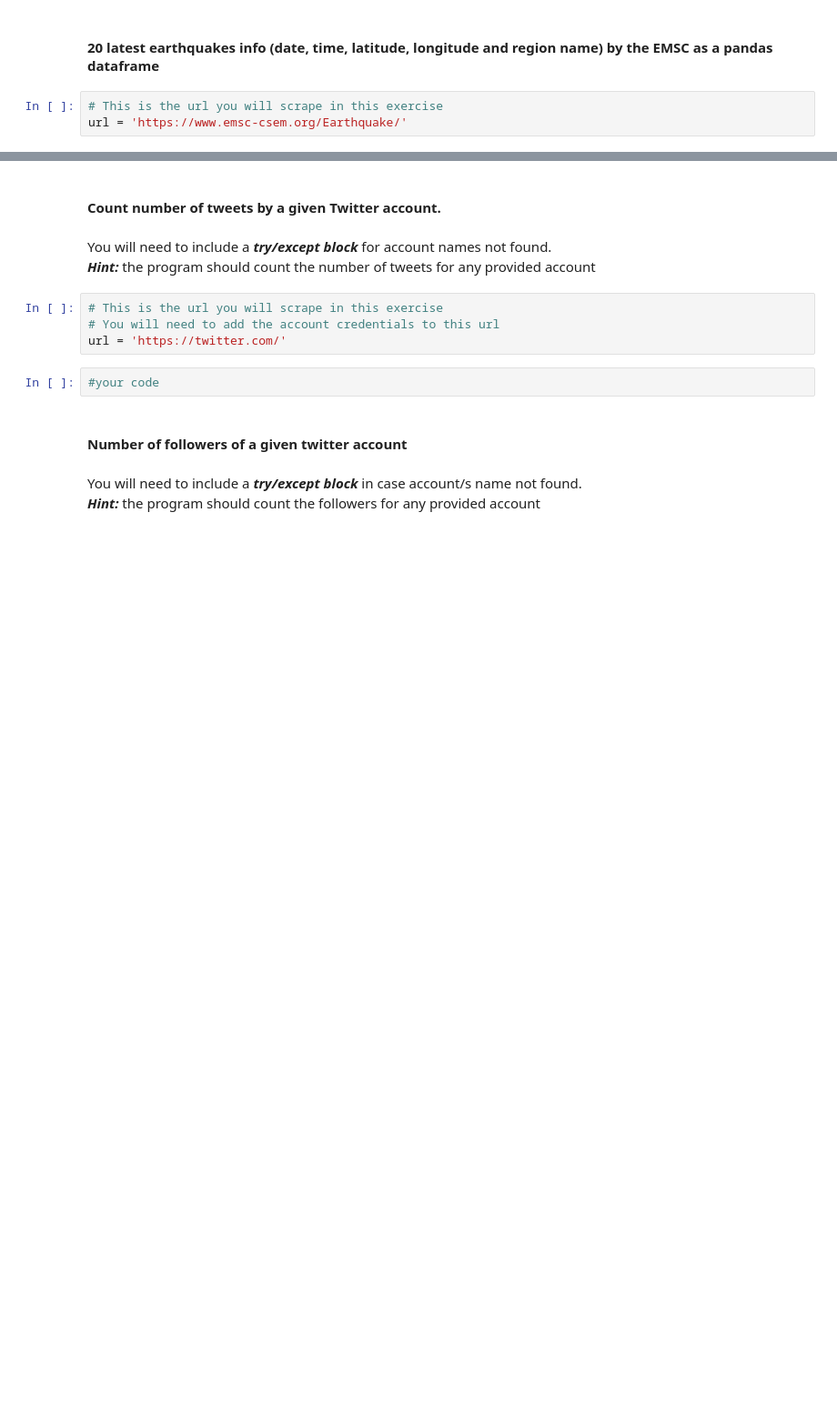
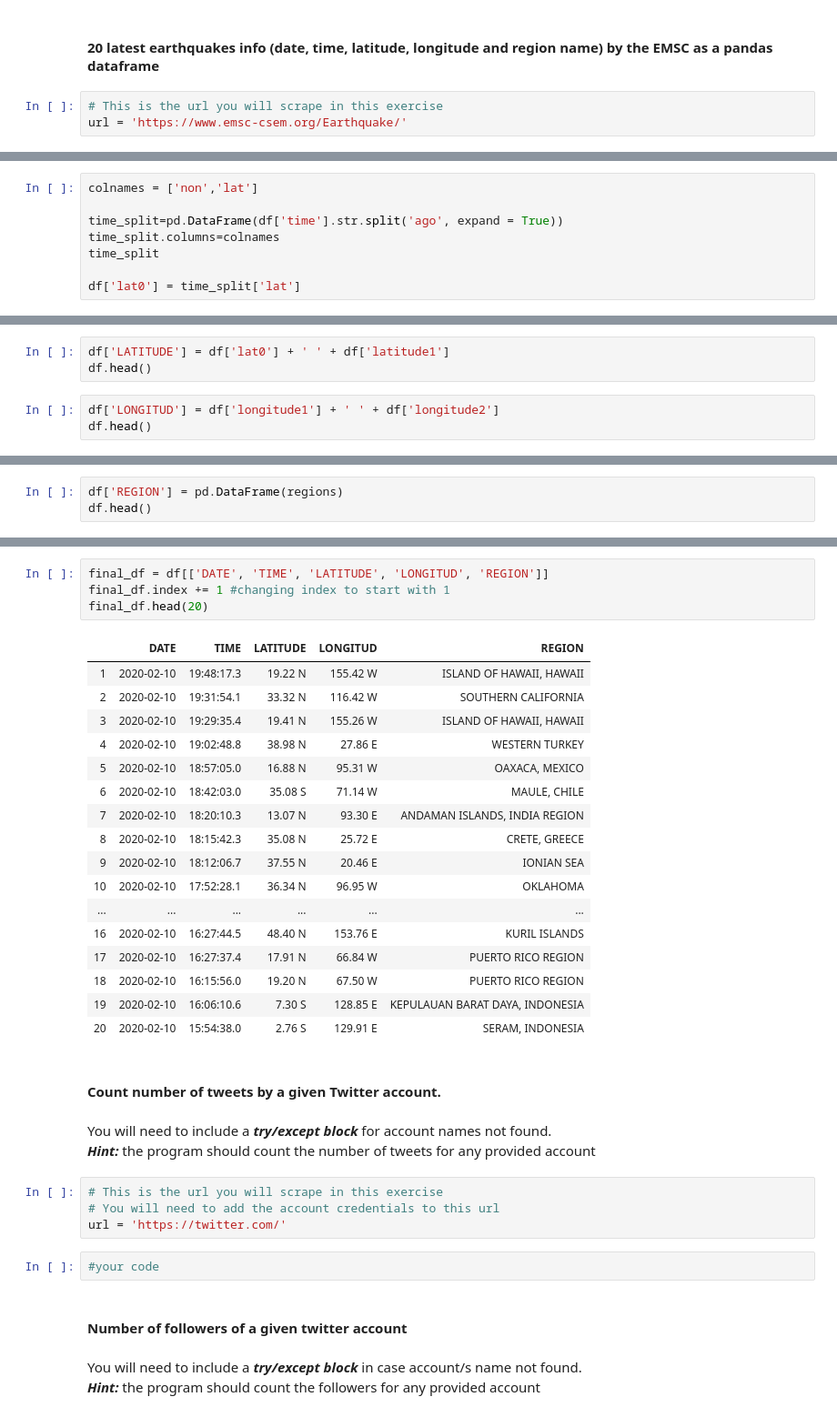
Before and after one commit to ta-datapt-bcn/lab-web-scraping, a Jupyter notebook: your-code/main.ipynb, the cells around one changed output, grey strips where cells are left out. Shown at 91% size. Cells and saved outputs as stored; diff of their text form; blank space fills up the shorter version.

```diff
--- a/your-code/main.ipynb
+++ b/your-code/main.ipynb
@@ -417,0 +595,8 @@ url = 'https://www.emsc-csem.org/Earthquake/'
+# %%
+colnames = ['non','lat']
+
+time_split=pd.DataFrame(df['time'].str.split('ago', expand = True))
+time_split.columns=colnames
+time_split
+
+df['lat0'] = time_split['lat']
@@ -417,0 +623,6 @@ url = 'https://www.emsc-csem.org/Earthquake/'
+# %%
+df['LATITUDE'] = df['lat0'] + ' ' + df['latitude1']
+df.head()
+# %%
+df['LONGITUD'] = df['longitude1'] + ' ' + df['longitude2']
+df.head()
@@ -417,0 +636,3 @@ url = 'https://www.emsc-csem.org/Earthquake/'
+# %%
+df['REGION'] = pd.DataFrame(regions)
+df.head()
@@ -418,3 +646,25 @@ url = 'https://www.emsc-csem.org/Earthquake/'
+# %%
+final_df = df[['DATE', 'TIME', 'LATITUDE', 'LONGITUD', 'REGION']]
+final_df.index += 1 #changing index to start with 1
+final_df.head(20)
+# %% [output]
+|  | DATE | TIME | LATITUDE | LONGITUD | REGION |
+| 1 | 2020-02-10 | 19:48:17.3 | 19.22 N | 155.42 W | ISLAND OF HAWAII, HAWAII |
+| 2 | 2020-02-10 | 19:31:54.1 | 33.32 N | 116.42 W | SOUTHERN CALIFORNIA |
+| 3 | 2020-02-10 | 19:29:35.4 | 19.41 N | 155.26 W | ISLAND OF HAWAII, HAWAII |
+| 4 | 2020-02-10 | 19:02:48.8 | 38.98 N | 27.86 E | WESTERN TURKEY |
+| 5 | 2020-02-10 | 18:57:05.0 | 16.88 N | 95.31 W | OAXACA, MEXICO |
+| 6 | 2020-02-10 | 18:42:03.0 | 35.08 S | 71.14 W | MAULE, CHILE |
+| 7 | 2020-02-10 | 18:20:10.3 | 13.07 N | 93.30 E | ANDAMAN ISLANDS, INDIA REGION |
+| 8 | 2020-02-10 | 18:15:42.3 | 35.08 N | 25.72 E | CRETE, GREECE |
+| 9 | 2020-02-10 | 18:12:06.7 | 37.55 N | 20.46 E | IONIAN SEA |
+| 10 | 2020-02-10 | 17:52:28.1 | 36.34 N | 96.95 W | OKLAHOMA |
+| ... | ... | ... | ... | ... | ... |
+| 16 | 2020-02-10 | 16:27:44.5 | 48.40 N | 153.76 E | KURIL ISLANDS |
+| 17 | 2020-02-10 | 16:27:37.4 | 17.91 N | 66.84 W | PUERTO RICO REGION |
+| 18 | 2020-02-10 | 16:15:56.0 | 19.20 N | 67.50 W | PUERTO RICO REGION |
+| 19 | 2020-02-10 | 16:06:10.6 | 7.30 S | 128.85 E | KEPULAUAN BARAT DAYA, INDONESIA |
+| 20 | 2020-02-10 | 15:54:38.0 | 2.76 S | 129.91 E | SERAM, INDONESIA |
 # %% [markdown]
 #### Count number of tweets by a given Twitter account.
 # %% [markdown]
```
Also changed, not shown: parts of 16 cells of this notebook.
